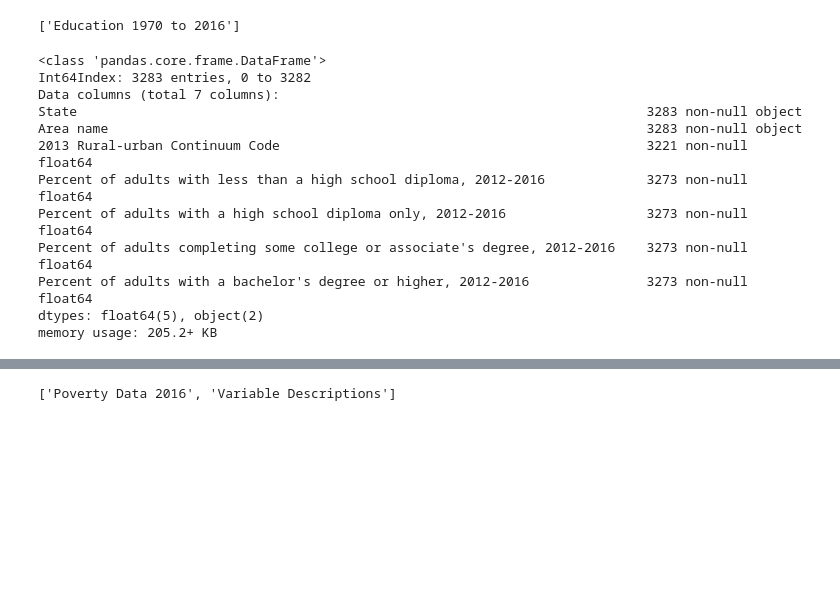
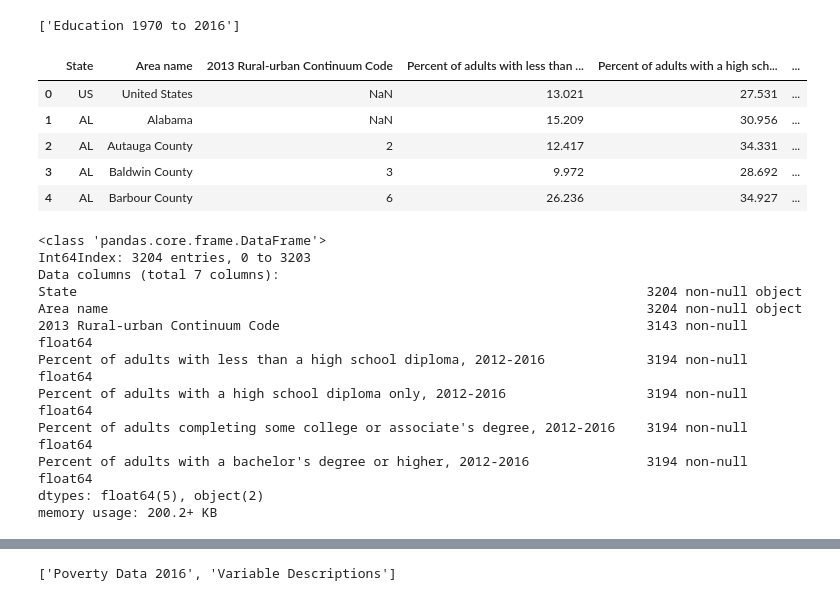
Before and after one commit to moeinsoodavi/Springboard, a Jupyter notebook: Capstone Project 1/Capstone Project 1 - Data Wrangling.ipynb, the cells around one changed output, grey strips where cells are left out. Drawn from its saved outputs; the diff is of its cells as text; code cells hidden in the pictures; blank space fills up the shorter version.

```diff
--- a/Capstone Project 1/Capstone Project 1 - Data Wrangling.ipynb
+++ b/Capstone Project 1/Capstone Project 1 - Data Wrangling.ipynb
@@ -9,25 +9,43 @@ print(xl.sheet_names)
 # %%
 # The first three lines are comments
 df= xl.parse(0,header=4)
+
 #Columns 1, 2, and 5 are state, area name(US, State, County), and the rural-urban continuum codes, respectively
-df1=df.iloc[:,[1,2,5]]
+df1=df.iloc[:,[1,2,5,]]
+
 # The last four columns are the percentages of adults with less than high school diploma, high school diploma, some college
 # or associate's degree, and Bachelor's or higher degrees
 df2=df.iloc[:,-4:]
 
+#Concat df1 & df2
 df_concat=pd.concat([df1,df2],axis='columns')
-df_concat.info()
+
+# Remove rows associate with Puerto Rico because this project examines the 50 states and District of Columbia
+df_concat = df_concat[df_concat.State != 'PR']
+
+#print the first five rows
+df_concat.head()
 # %% [output]
-<class 'pandas.core.frame.DataFrame'>
-Int64Index: 3283 entries, 0 to 3282
-Data columns (total 7 columns):
-State                                                                         3283 non-null object
-Area name                                                                     3283 non-null object
-2013 Rural-urban Continuum Code                                               3221 non-null float64
-Percent of adults with less than a high school diploma, 2012-2016             3273 non-null float64
-Percent of adults with a high school diploma only, 2012-2016                  3273 non-null float64
-Percent of adults completing some college or associate's degree, 2012-2016    3273 non-null float64
-Percent of adults with a bachelor's degree or higher, 2012-2016               3273 non-null float64
-dtypes: float64(5), object(2)
-memory usage: 205.2+ KB
+|  | State | Area name | 2013 Rural-urban Continuum Code | Percent of adults with less than ... | Percent of adults with a high sch... | ... |
+| 0 | US | United States | NaN | 13.021 | 27.531 | ... |
+| 1 | AL | Alabama | NaN | 15.209 | 30.956 | ... |
+| 2 | AL | Autauga County | 2 | 12.417 | 34.331 | ... |
+| 3 | AL | Baldwin County | 3 | 9.972 | 28.692 | ... |
+| 4 | AL | Barbour County | 6 | 26.236 | 34.927 | ... |
+# %%
+#Print the dataframe information
+df_concat.info()
+# %% [output]
+<class 'pandas.core.frame.DataFrame'>
+Int64Index: 3204 entries, 0 to 3203
+Data columns (total 7 columns):
+State                                                                         3204 non-null object
+Area name                                                                     3204 non-null object
+2013 Rural-urban Continuum Code                                               3143 non-null float64
+Percent of adults with less than a high school diploma, 2012-2016             3194 non-null float64
+Percent of adults with a high school diploma only, 2012-2016                  3194 non-null float64
+Percent of adults completing some college or associate's degree, 2012-2016    3194 non-null float64
+Percent of adults with a bachelor's degree or higher, 2012-2016               3194 non-null float64
+dtypes: float64(5), object(2)
+memory usage: 200.2+ KB
 # %%
```
Also changed, not shown: parts of 25 cells of this notebook, 5 other files.
